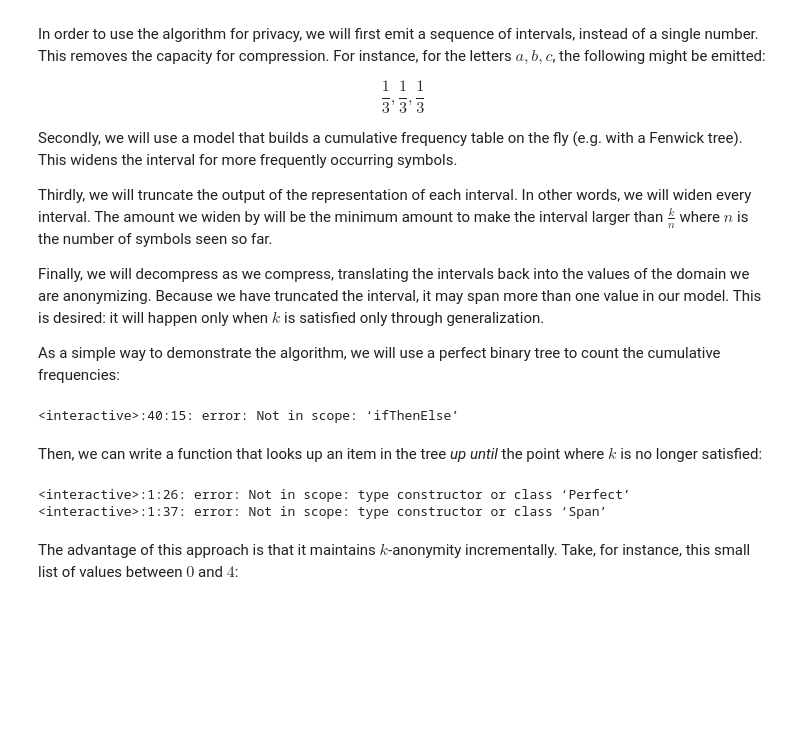
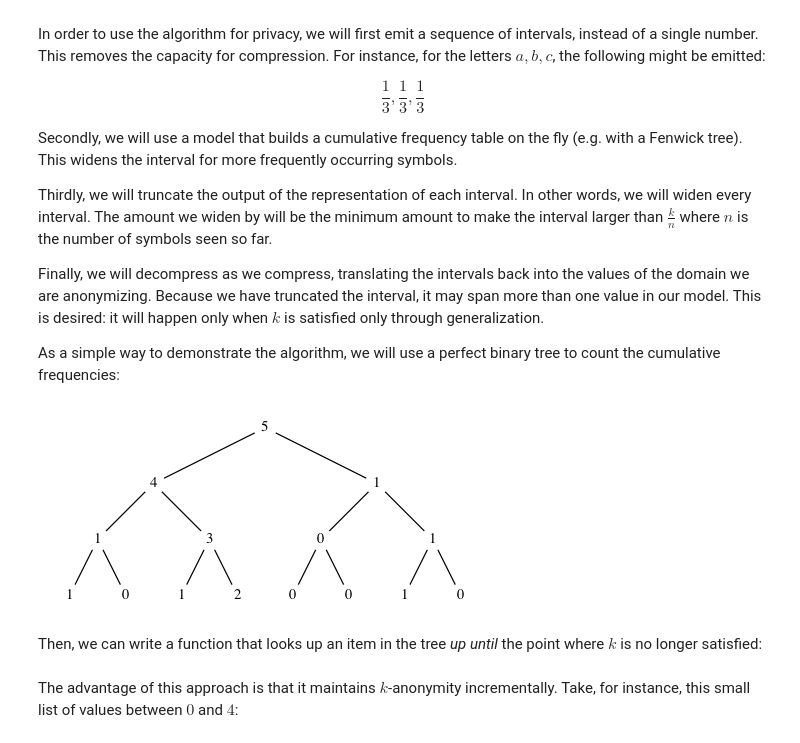
Before and after one commit to oisdk/IHaskell, a Jupyter notebook: notebooks/Privacy.ipynb, the cells around one changed output. Drawn from its saved outputs; the diff is of its cells as text; code cells hidden in the pictures; blank space fills up the shorter version.

```diff
--- a/notebooks/Privacy.ipynb
+++ b/notebooks/Privacy.ipynb
@@ -459,7 +483,7 @@ makePerfect = mk ()
   where
     mk :: a -> Word -> Nested a
     mk x 0 = Perfect x
-    mk x m = Nest (mk (Branch 0 x 0 x) (m - 1))
+    mk x m = Nest (mk (Branch 0 x 0 x) (pred m))
 
 incr :: Word -> Perfect -> Perfect
 incr i tr = go i 0 tr id
@@ -467,34 +491,34 @@ incr i tr = go i 0 tr id
     go :: Word -> Word -> Nested a -> (a -> a) -> Nested a
     go _ _ (Perfect x) c = Perfect (c x)
     go i p (Nest t) c =
         Nest $
         go i (p + 1) t $
             \(Branch sl l sr r) ->
               if testBit i (fromEnum p)
                 then Branch sl l (sr + 1) (c r)
                 else Branch (sl + 1) (c l) sr r
 
 instance IHaskellDisplay Perfect where
     display = display
             . diagram
             . drawTree
             . res
             . foldPerfect toTree []
       where
         toTree x l y r = [Rose.Node x l, Rose.Node y r]
         res xs = Rose.Node (sum (map Rose.rootLabel xs)) xs
         drawTree
             = pad 1.1
             . centerXY
             . renderTree
                 (\n -> text (show n) # fontSizeL 0.2
                     <> circle 0.2 # fc white # lc white)
                 (~~)
             . symmLayout
 
 foldr incr (makePerfect 3) [0,3,3,2,6]
 # %% [output]
-<interactive>:40:15: error: Not in scope: ‘ifThenElse’
+[figure, added]
 # %% [markdown]
 Then, we can write a function that looks up an item in the tree *up until* the point where $k$ is no longer satisfied:
 # %%
@@ -504,11 +528,8 @@ follow k' i tr = foldPerfect go Span tr 0 k
     k = toEnum k'
     go sl lt sr rt l p
       | sl < k || sr < k = Span l p
-      | testBit i (fromEnum p - 1) = rt (shiftL l 1 .|. 1) (p - 1)
-      | otherwise = lt (shiftL l 1) (p - 1)
+      | testBit i (pred (fromEnum p)) = rt (shiftL l 1 .|. 1) (pred p)
+      | otherwise = lt (shiftL l 1) (pred p)
-# %% [output]
-<interactive>:1:26: error: Not in scope: type constructor or class ‘Perfect’
-<interactive>:1:37: error: Not in scope: type constructor or class ‘Span’
 # %% [markdown]
 The advantage of this approach is that it maintains $k$-anonymity incrementally. Take, for instance, this small list of values between $0$ and $4$:
 # %%
```
Also changed, not shown: parts of 21 cells of this notebook, 10 other files.
